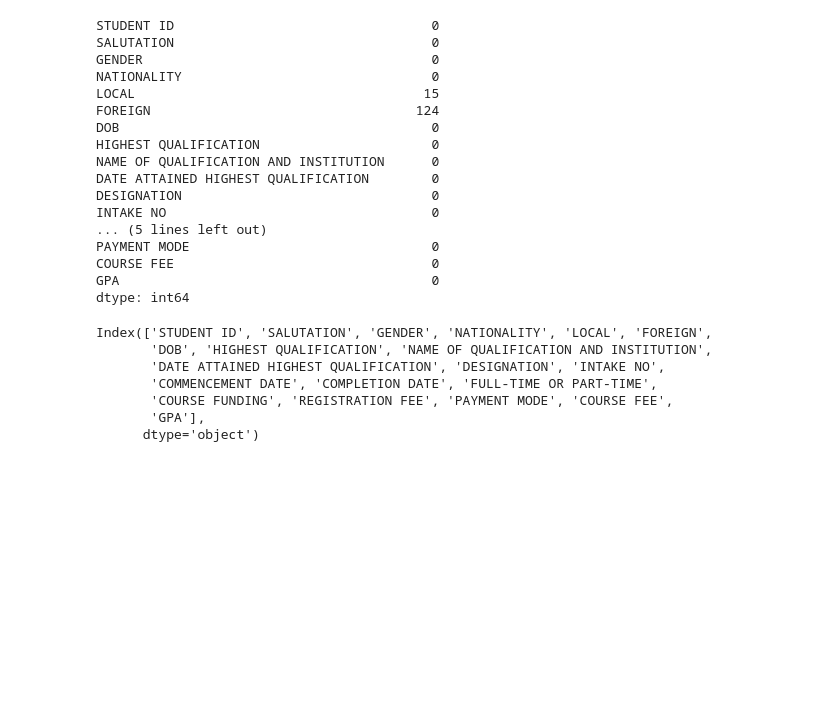
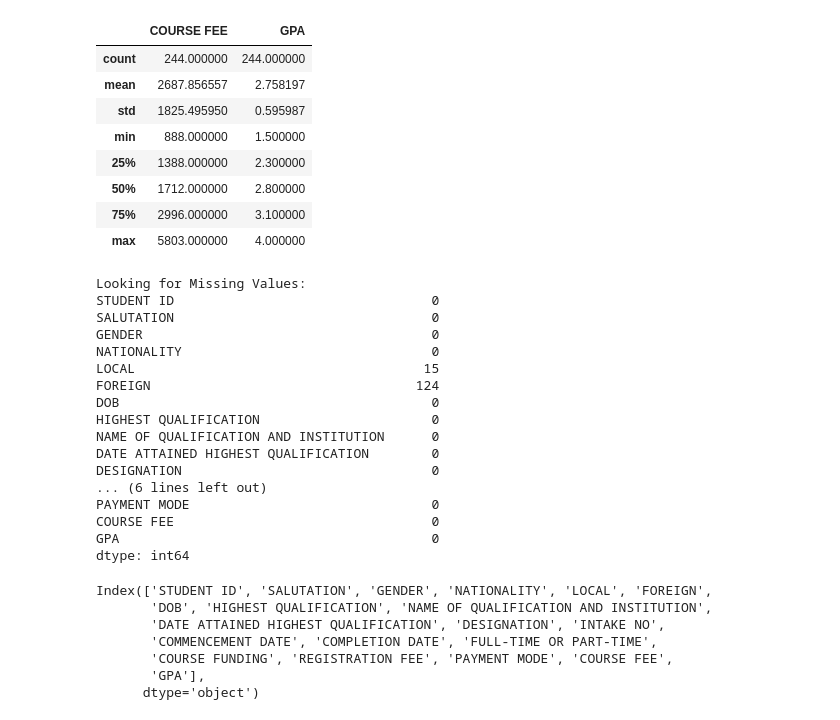
Before and after one commit to REHXZ/DAVI-CA2, a Jupyter notebook: Wrangling.ipynb, the cells around one changed output. Saved outputs shown, nothing was run; the diff lists cells and outputs as text; code cells hidden in the pictures; blank space fills up the shorter version.

```diff
--- a/Wrangling.ipynb
+++ b/Wrangling.ipynb
@@ -7,7 +15,21 @@ Student = pd.read_excel('Data and metadata/Student Profiles.xlsx')
+# %%
+Student.describe()
+# %% [output]
+|  | COURSE FEE | GPA |
+| count | 244.000000 | 244.000000 |
+| mean | 2687.856557 | 2.758197 |
+| std | 1825.495950 | 0.595987 |
+| min | 888.000000 | 1.500000 |
+| 25% | 1388.000000 | 2.300000 |
+| 50% | 1712.000000 | 2.800000 |
+| 75% | 2996.000000 | 3.100000 |
+| max | 5803.000000 | 4.000000 |
 # %%
 missing_values = Student.isnull().sum()
+print('Looking for Missing Values:')
 print(missing_values)
 # %% [output]
+Looking for Missing Values:
 STUDENT ID                                 0
 SALUTATION                                 0
 GENDER                                     0
@@ -19,8 +41,7 @@ HIGHEST QUALIFICATION                      0
 NAME OF QUALIFICATION AND INSTITUTION      0
 DATE ATTAINED HIGHEST QUALIFICATION        0
 DESIGNATION                                0
-INTAKE NO                                  0
-... (5 lines left out)
+... (6 lines left out)
 PAYMENT MODE                               0
 COURSE FEE                                 0
 GPA                                        0
```
Also changed, not shown: parts of 6 cells of this notebook, 4 other files.
